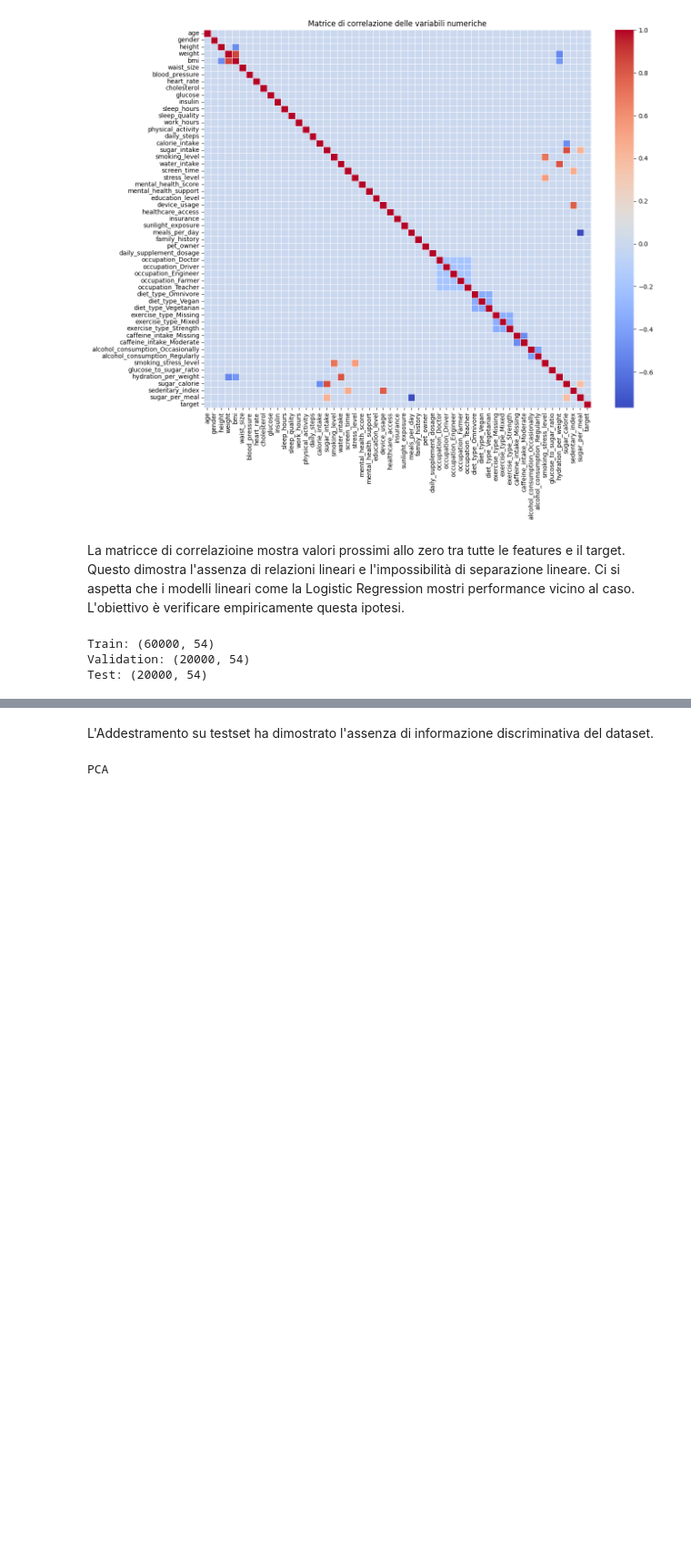
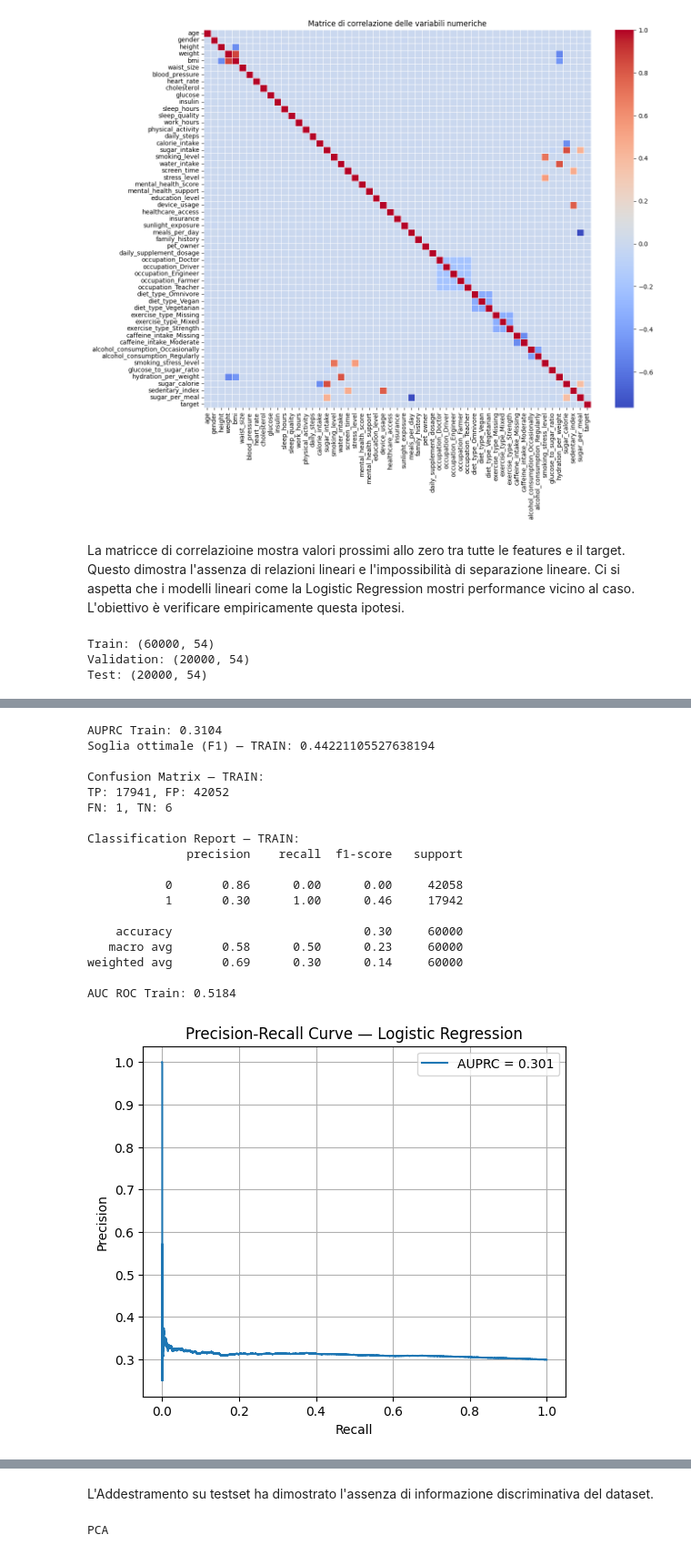
Before and after one commit to ArmandoPalermo/EDA_health_lifestyle_classification, a Jupyter notebook: EDA_Health_Lifestyle_Classification.ipynb, the cells around one changed output, grey strips where cells are left out. Shown at 91% size. Saved outputs shown, nothing was run; the diff lists cells and outputs as text; code cells hidden in the pictures; blank space fills up the shorter version.

```diff
--- a/EDA_Health_Lifestyle_Classification.ipynb
+++ b/EDA_Health_Lifestyle_Classification.ipynb
@@ -448 +457,69 @@ AUC ROC: 0.5054
 [figure]
+# %%
+
+#VALUTAZIONE SUL TRAIN SET
+y_proba_train = best_logreg.predict_proba(X_train)[:, 1]
+
+# PR curve TRAIN
+precision_tr, recall_tr, thresholds_tr = precision_recall_curve(y_train, y_proba_train)
+auprc_train = auc(recall_tr, precision_tr)
+print(f"AUPRC Train: {auprc_train:.4f}")
+
+
+print("Soglia ottimale (F1) — TRAIN:", best_threshold)
+
+# Predizioni custom TRAIN
+y_pred_train_custom = (y_proba_train >= best_threshold).astype(int)
+
+# Confusion matrix TRAIN
+cm_tr = confusion_matrix(y_train, y_pred_train_custom)
+print("\nConfusion Matrix — TRAIN:")
+print(f"TP: {cm_tr[1,1]}, FP: {cm_tr[0,1]}")
+print(f"FN: {cm_tr[1,0]}, TN: {cm_tr[0,0]}")
+print("\nClassification Report — TRAIN:")
+print(classification_report(y_train, y_pred_train_custom))
+
+# ROC TRAIN
+fpr_tr, tpr_tr, _ = roc_curve(y_train, y_proba_train)
+auc_roc_train = auc(fpr_tr, tpr_tr)
+print(f"AUC ROC Train: {auc_roc_train:.4f}")
+
+# Plot pr curve
+plt.figure(figsize=(6,5))
+plt.plot(recall_tr, precision_tr, label=f'AUPRC = {auprc:.3f}')
+plt.xlabel('Recall')
+plt.ylabel('Precision')
+plt.title('Precision-Recall Curve — Logistic Regression')
+plt.legend()
+plt.grid(True)
+plt.show()
+
+# olot ROC curve
+plt.figure(figsize=(6,5))
+plt.plot(fpr_tr, tpr_tr, label=f'ROC = {auc_roc:.3f}')
+plt.xlabel('False Positive Rate')
+plt.ylabel('True Positive Rate')
+plt.title('ROC Curve — Logistic Regression')
+plt.legend()
+plt.grid(True)
+plt.show()
+# %% [output]
+AUPRC Train: 0.3104
+Soglia ottimale (F1) — TRAIN: 0.44221105527638194
+
+Confusion Matrix — TRAIN:
+TP: 17941, FP: 42052
+FN: 1, TN: 6
+
+Classification Report — TRAIN:
+              precision    recall  f1-score   support
+
+           0       0.86      0.00      0.00     42058
+           1       0.30      1.00      0.46     17942
+
+    accuracy                           0.30     60000
+   macro avg       0.58      0.50      0.23     60000
+weighted avg       0.69      0.30      0.14     60000
+
+AUC ROC Train: 0.5184
+[figure, added]
```
Also changed, not shown: parts of 16 cells of this notebook.
